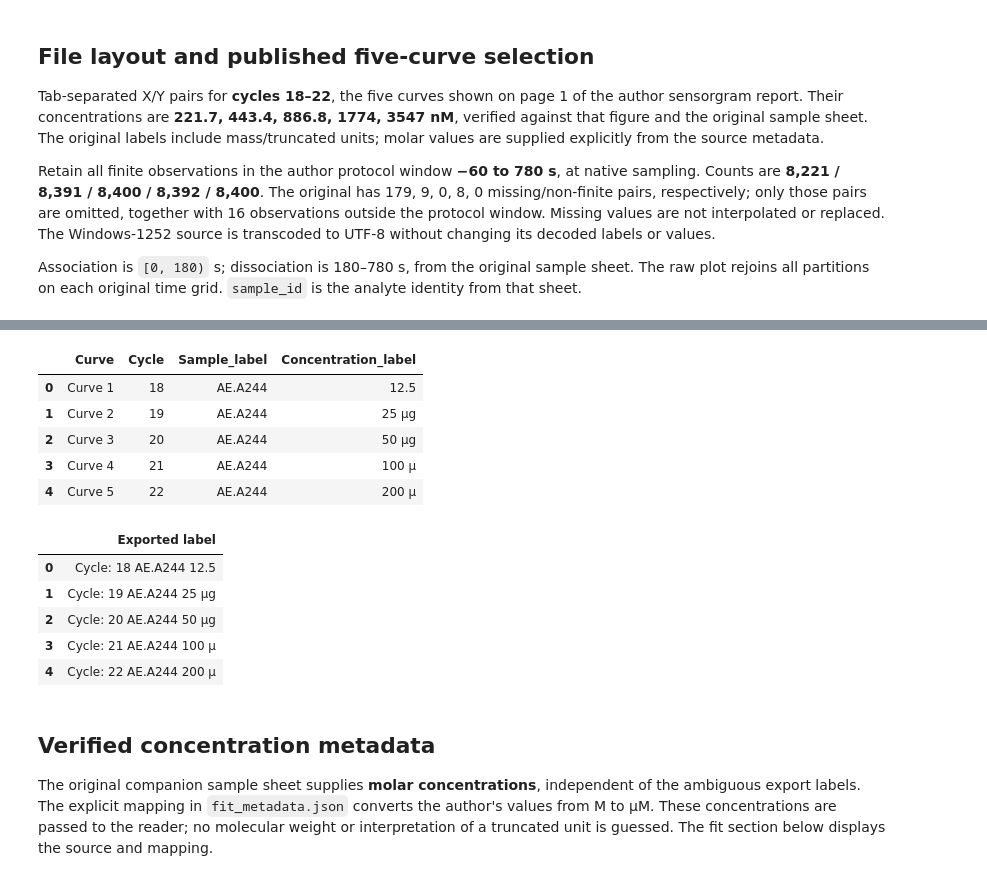
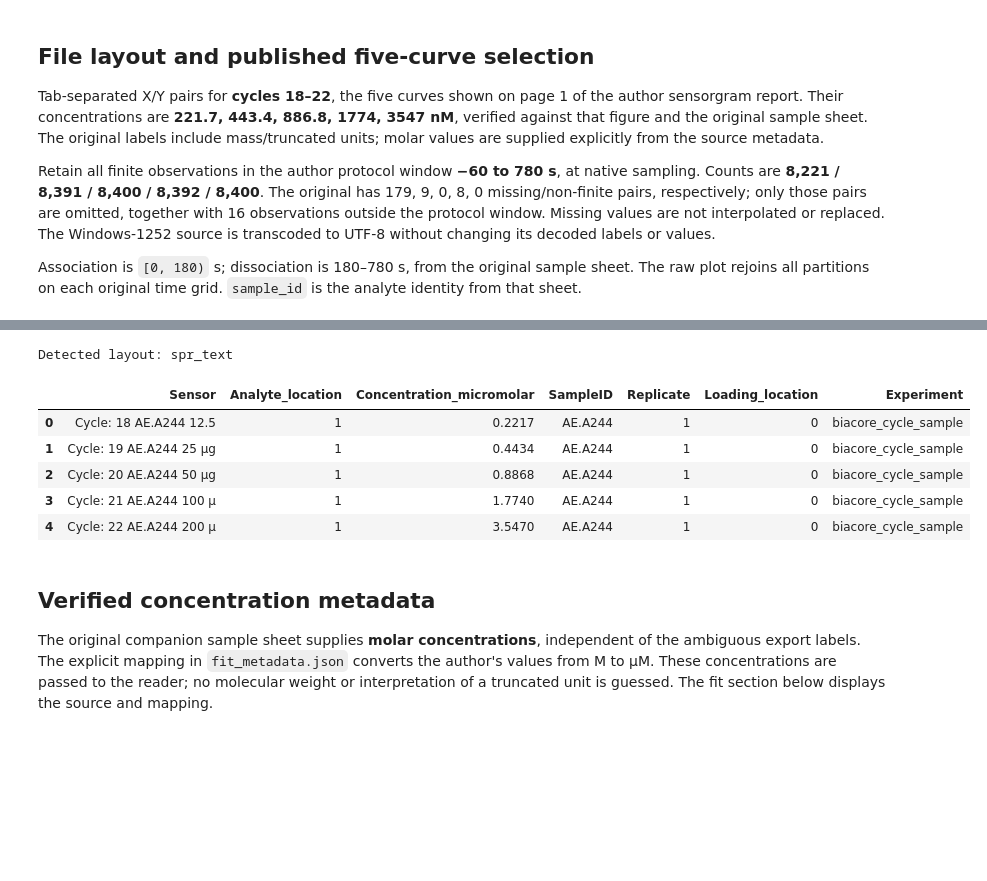
Before and after one commit to osvalB/pykingenie, a Jupyter notebook: notebooks/14_biacore_cycle_sample_import.ipynb, the cells around one changed output, grey strips where cells are left out. Cells and saved outputs as stored; diff of their text form; code cells hidden in the pictures; blank space fills up the shorter version.

```diff
--- a/notebooks/14_biacore_cycle_sample_import.ipynb
+++ b/notebooks/14_biacore_cycle_sample_import.ipynb
@@ -100,24 +50,26 @@ the header/row-label fields present in this specific example file.
-# %%
-curve_ids = [f"Curve {i + 1}" for i in range(experiment.no_sensors)]
-labels = pd.Series(experiment.sensor_names, name="Exported label")
-header_info = labels.str.extract('Cycle:\\s*(?P<Cycle>\\d+)\\s+(?P<Sample_label>\\S+)\\s+(?P<Concentration_label>.+)$')
-header_info.insert(0, "Curve", curve_ids)
-display(header_info)
-display(labels.to_frame())
-plot_labels = header_info["Concentration_label"].tolist()
-# %% [output]
-|  | Curve | Cycle | Sample_label | Concentration_label |
-| 0 | Curve 1 | 18 | AE.A244 | 12.5 |
-| 1 | Curve 2 | 19 | AE.A244 | 25 µg |
-| 2 | Curve 3 | 20 | AE.A244 | 50 µg |
-| 3 | Curve 4 | 21 | AE.A244 | 100 µ |
-| 4 | Curve 5 | 22 | AE.A244 | 200 µ |
-|  | Exported label |
-| 0 | Cycle: 18 AE.A244 12.5 |
-| 1 | Cycle: 19 AE.A244 25 µg |
-| 2 | Cycle: 20 AE.A244 50 µg |
-| 3 | Cycle: 21 AE.A244 100 µ |
-| 4 | Cycle: 22 AE.A244 200 µ |
+# %%
+data_file = data_folder / "biacore_cycle_sample.tsv"
+metadata = fit_metadata["biacore_cycle_sample"]
+print("Detected layout:", detect_file_format(data_file))
+
+experiment = SprTextExperiment("biacore_cycle_sample")
+experiment.read_file(
+    data_file,
+    association_start=metadata["association_start"],
+    association_end=metadata["association_end"],
+    sample_id=metadata["analyte"],
+    concentrations=metadata["concentrations"],
+    concentration_unit="uM",
+)
+experiment.ligand_conc_df
+# %% [output]
+Detected layout: spr_text
+|  | Sensor | Analyte_location | Concentration_micromolar | SampleID | Replicate | Loading_location | Experiment |
+| 0 | Cycle: 18 AE.A244 12.5 | 1 | 0.2217 | AE.A244 | 1 | 0 | biacore_cycle_sample |
+| 1 | Cycle: 19 AE.A244 25 µg | 1 | 0.4434 | AE.A244 | 1 | 0 | biacore_cycle_sample |
+| 2 | Cycle: 20 AE.A244 50 µg | 1 | 0.8868 | AE.A244 | 1 | 0 | biacore_cycle_sample |
+| 3 | Cycle: 21 AE.A244 100 µ | 1 | 1.7740 | AE.A244 | 1 | 0 | biacore_cycle_sample |
+| 4 | Cycle: 22 AE.A244 200 µ | 1 | 3.5470 | AE.A244 | 1 | 0 | biacore_cycle_sample |
 # %% [markdown]
 ## Verified concentration metadata
 
```
Also changed, not shown: parts of 22 cells of this notebook, 6 other files.
